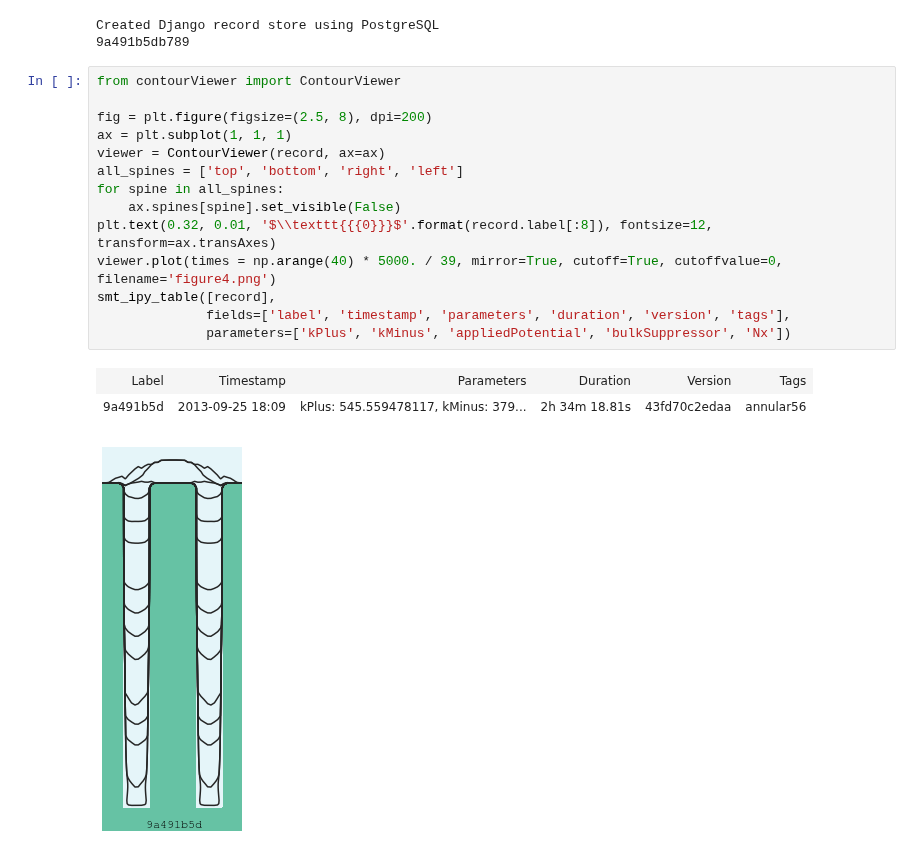
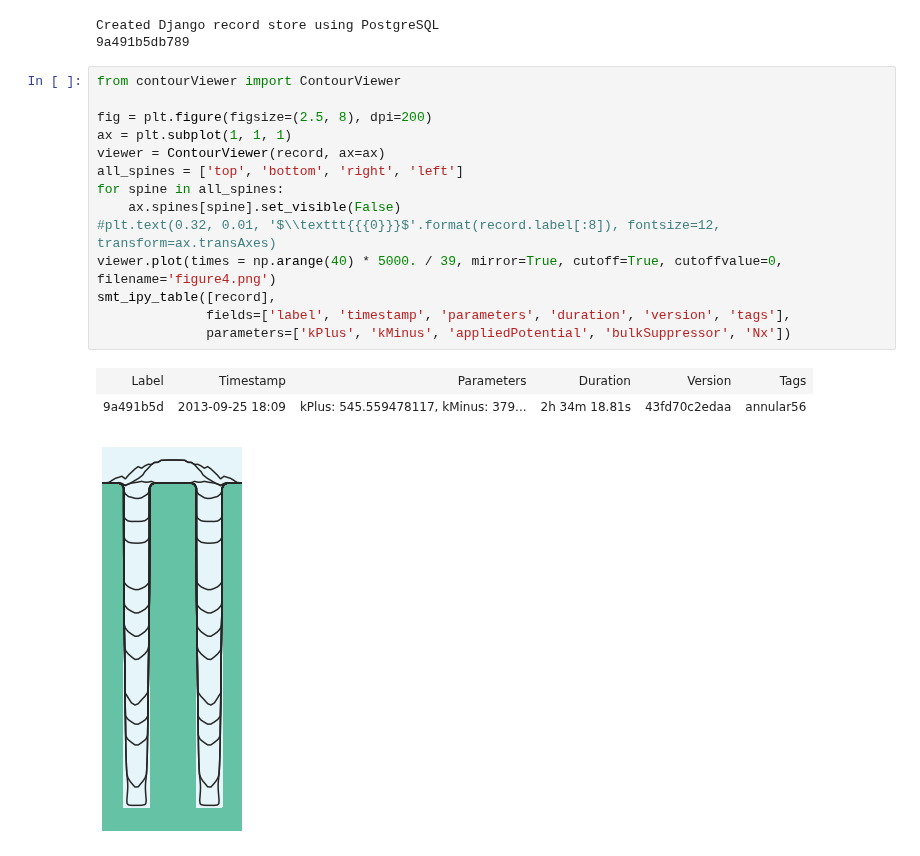
Before and after one commit to wd15/extremefill2D, a Jupyter notebook: figure4.ipynb, the cells around one changed output. Drawn from its saved outputs; the diff is of its cells as text.

```diff
--- a/figure4.ipynb
+++ b/figure4.ipynb
@@ -15,18 +15,18 @@ Created Django record store using PostgreSQL
 # %%
 from contourViewer import ContourViewer
 
 fig = plt.figure(figsize=(2.5, 8), dpi=200)
 ax = plt.subplot(1, 1, 1)
 viewer = ContourViewer(record, ax=ax)
 all_spines = ['top', 'bottom', 'right', 'left']
 for spine in all_spines:
     ax.spines[spine].set_visible(False)
-plt.text(0.32, 0.01, '$\\texttt{{{0}}}$'.format(record.label[:8]), fontsize=12, transform=ax.transAxes)
+#plt.text(0.32, 0.01, '$\\texttt{{{0}}}$'.format(record.label[:8]), fontsize=12, transform=ax.transAxes)
 viewer.plot(times = np.arange(40) * 5000. / 39, mirror=True, cutoff=True, cutoffvalue=0, filename='figure4.png')
 smt_ipy_table([record],
               fields=['label', 'timestamp', 'parameters', 'duration', 'version', 'tags'],
               parameters=['kPlus', 'kMinus', 'appliedPotential', 'bulkSuppressor', 'Nx'])
 # %% [output]
 | Label | Timestamp | Parameters | Duration | Version | Tags |
 | 9a491b5d | 2013-09-25 18:09 | kPlus: 545.559478117, kMinus: 379... | 2h 34m 18.81s | 43fd70c2edaa | annular56 |
-[figure, old version]
+[figure, new version]
```
Also changed, not shown: 10 other files.
